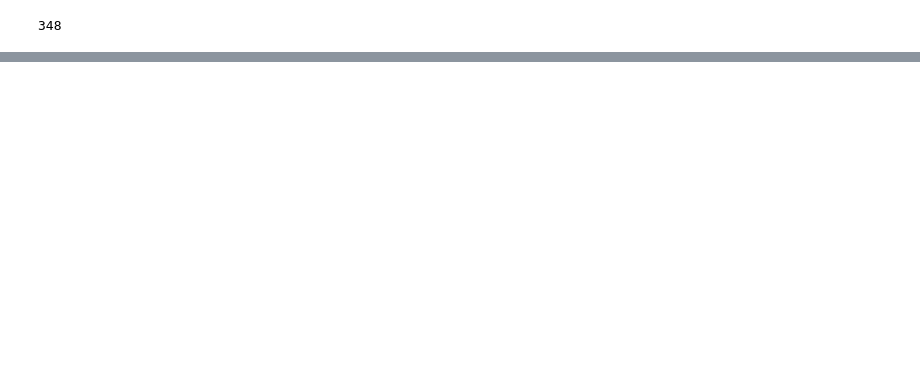
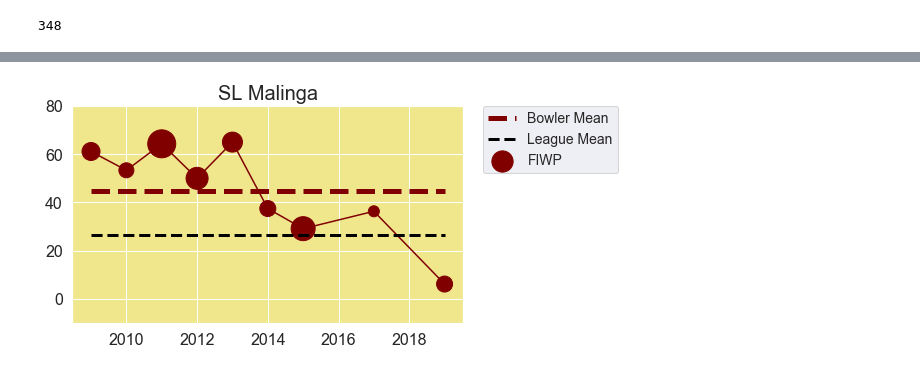
Before and after one commit to omkarb1604/IPL_data_scrape, a Jupyter notebook: FIB.ipynb, the cells around one changed output, grey strips where cells are left out. Drawn from its saved outputs; the diff is of its cells as text; code cells hidden in the pictures; blank space fills up the shorter version.

```diff
--- a/FIB.ipynb
+++ b/FIB.ipynb
@@ -303,0 +267,35 @@ The wickets every season are
+# %%
+def plot_fiwp(b_name):
+    b=yearly_fiwp(b_name)
+    wickets=b[2]
+    marker=[]
+    for i in range(len(wickets)):
+        marker.append(wickets[i]**2)
+    fiwp=b[3]
+    y=b[1]
+    mean=np.mean(fiwp)
+    league_mean=26.35
+    league_mean_list=[]
+    mean_list=[]
+    for i in range(len(wickets)):
+        mean_list.append(mean)
+        league_mean_list.append(league_mean)
+    plt.figure(figsize=(7,4))
+    ax = plt.axes()
+    plt.ylim(-10,80 )
+    # Setting the background color
+    ax.set_facecolor("khaki")
+    ax.tick_params(axis='both', which='major', labelsize=16)
+    #plt.scatter(y,t,label='WICKETS')
+    plt.scatter(y,fiwp,label='FIWP',s=marker,color='maroon')
+    #plt.plot(y,t)
+    plt.plot(y,fiwp,color='maroon')
+    plt.plot(y,mean_list,color='maroon',linestyle='--',linewidth=5,label='Bowler Mean')
+    plt.plot(y,league_mean_list,color='black',linestyle='--',linewidth=3,label='League Mean')
+    plt.title(b_name,fontsize=20)
+    plt.legend(bbox_to_anchor=(1.05, 1), loc='upper left',prop={'size': 14}, borderaxespad=0.)
+    plt.show()
+# %%
+plot_fiwp('SL Malinga')
+# %% [output]
+[figure, added]
```
Also changed, not shown: parts of 17 cells of this notebook.
